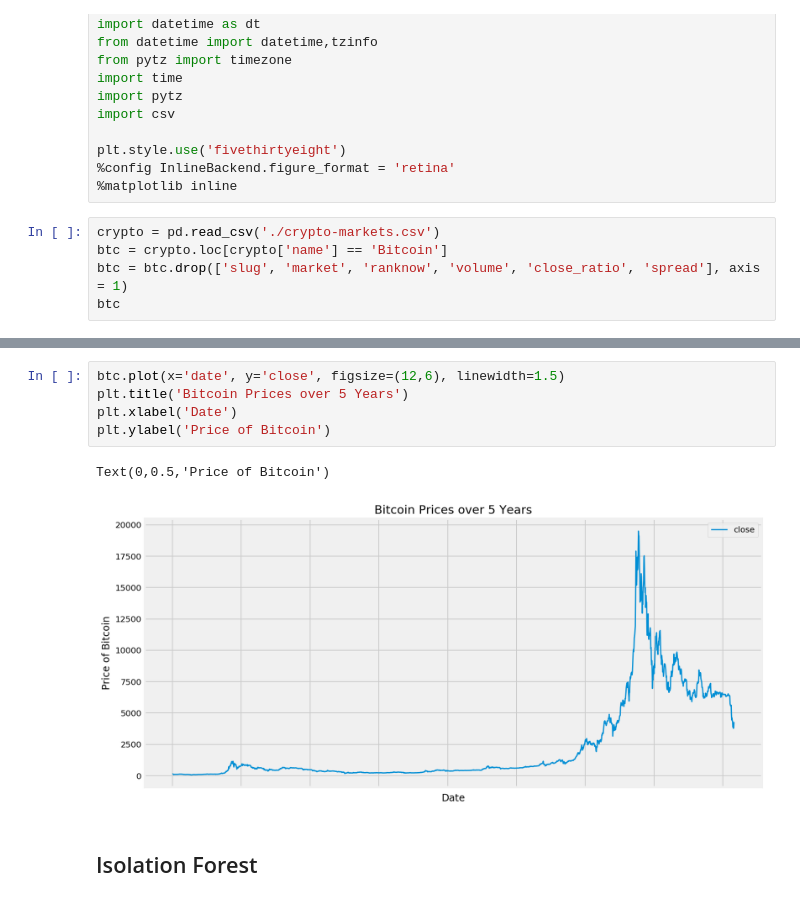
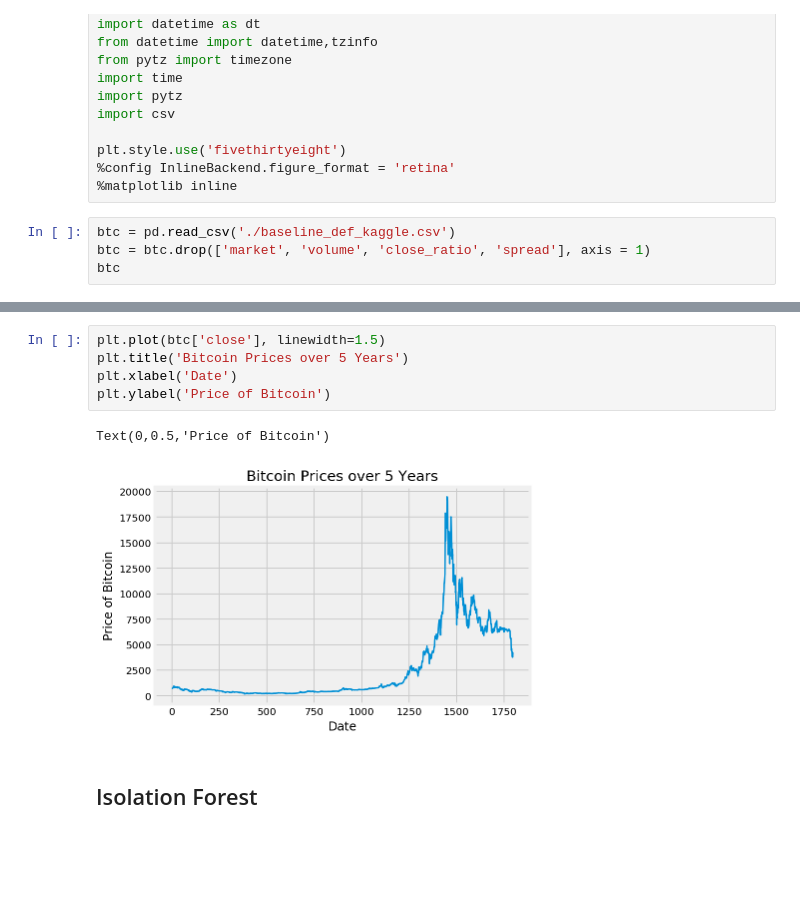
Before and after one commit to anish-saha/EventDetection-Paradigm01, a Jupyter notebook: Isolation Forest.ipynb, the cells around one changed output, grey strips where cells are left out. Cells and saved outputs as stored; diff of their text form; blank space fills up the shorter version.

```diff
--- a/Isolation Forest.ipynb
+++ b/Isolation Forest.ipynb
@@ -16,8 +16,7 @@ plt.style.use('fivethirtyeight')
 %config InlineBackend.figure_format = 'retina'
 %matplotlib inline
 # %%
-crypto = pd.read_csv('./crypto-markets.csv')
-btc = crypto.loc[crypto['name'] == 'Bitcoin']
-btc = btc.drop(['slug', 'market', 'ranknow', 'volume', 'close_ratio', 'spread'], axis = 1)
+btc = pd.read_csv('./baseline_def_kaggle.csv')
+btc = btc.drop(['market', 'volume', 'close_ratio', 'spread'], axis = 1)
 btc
 # %% [output]
@@ -54,11 +53,11 @@ btc.describe()
 # %%
-btc.plot(x='date', y='close', figsize=(12,6), linewidth=1.5)
+plt.plot(btc['close'], linewidth=1.5)
 plt.title('Bitcoin Prices over 5 Years')
 plt.xlabel('Date')
 plt.ylabel('Price of Bitcoin')
 # %% [output]
 Text(0,0.5,'Price of Bitcoin')
-[figure, old version]
+[figure, new version]
 # %% [markdown]
 ## Isolation Forest
 # %%
```
Also changed, not shown: parts of 4 cells of this notebook, 2 other files.
